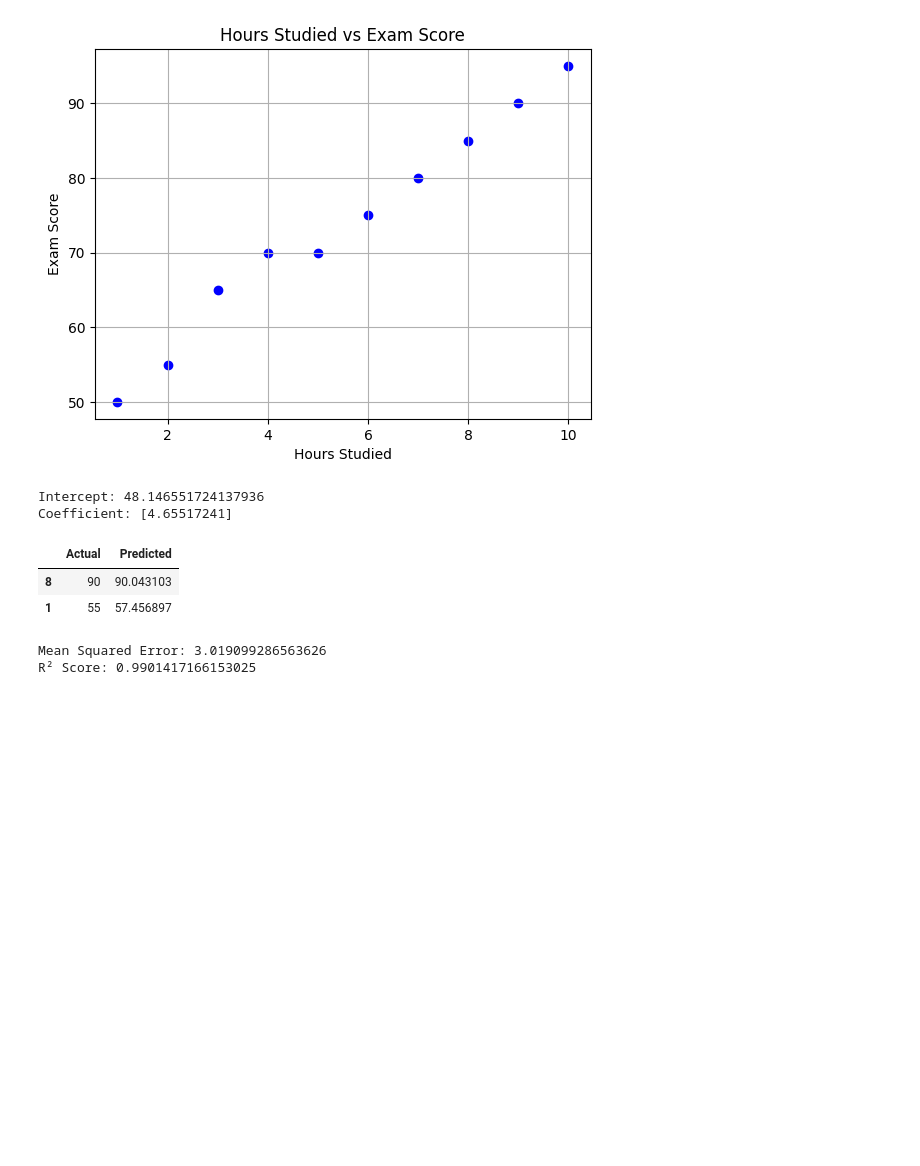
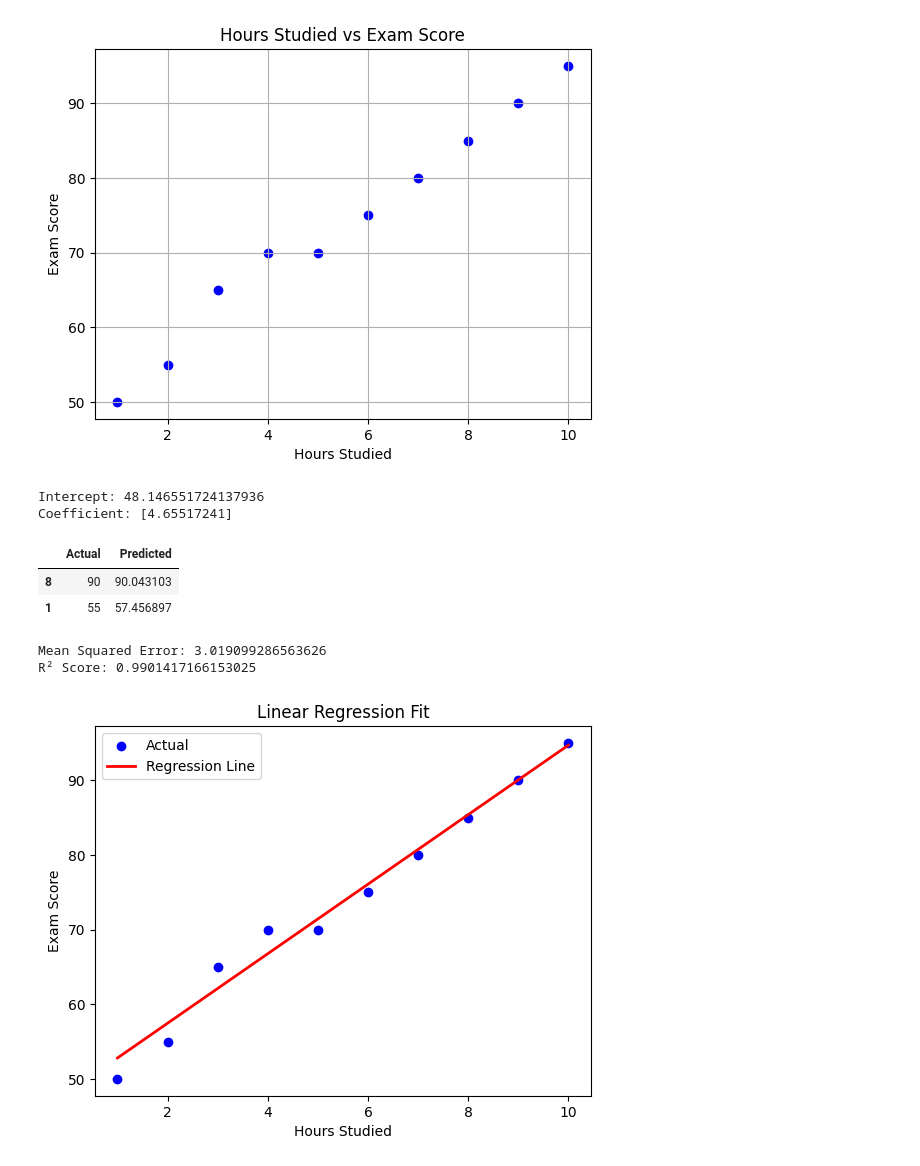
Before and after one commit to ARUNAGIRINATHAN-K/Python-For-Data-Science, a Jupyter notebook: notebooks/04_ml_with_sklearn.ipynb, the cells around one changed output. Cells and saved outputs as stored; diff of their text form; code cells hidden in the pictures; blank space fills up the shorter version.

Commit message:
visual Regression

```diff
--- a/notebooks/04_ml_with_sklearn.ipynb
+++ b/notebooks/04_ml_with_sklearn.ipynb
@@ -85,3 +85,14 @@ print("R² Score:", r2)
 # %% [output]
 Mean Squared Error: 3.019099286563626
 R² Score: 0.9901417166153025
+# %%
+# Plotting regression line on top of scatter plot
+plt.scatter(X, y, color='blue', label='Actual')
+plt.plot(X, model.predict(X), color='red', linewidth=2, label='Regression Line')
+plt.xlabel("Hours Studied")
+plt.ylabel("Exam Score")
+plt.title("Linear Regression Fit")
+plt.legend()
+plt.show()
+# %% [output]
+[figure, added]
```
